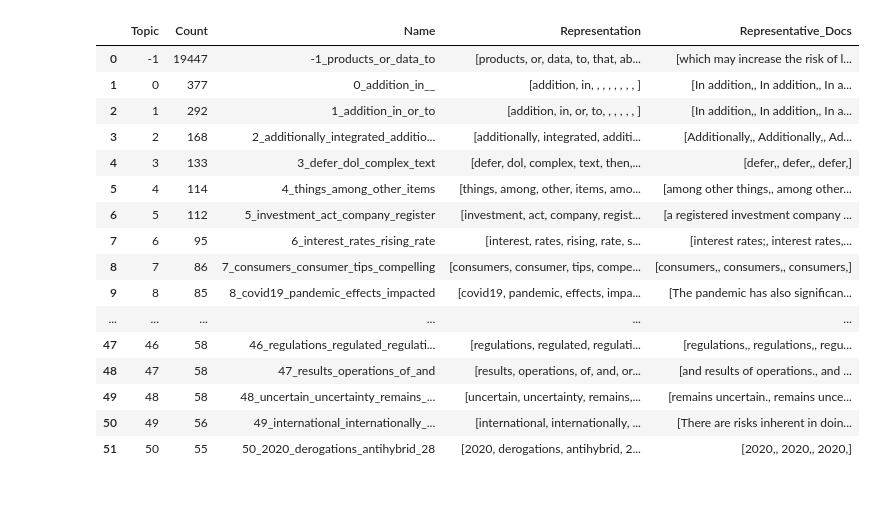
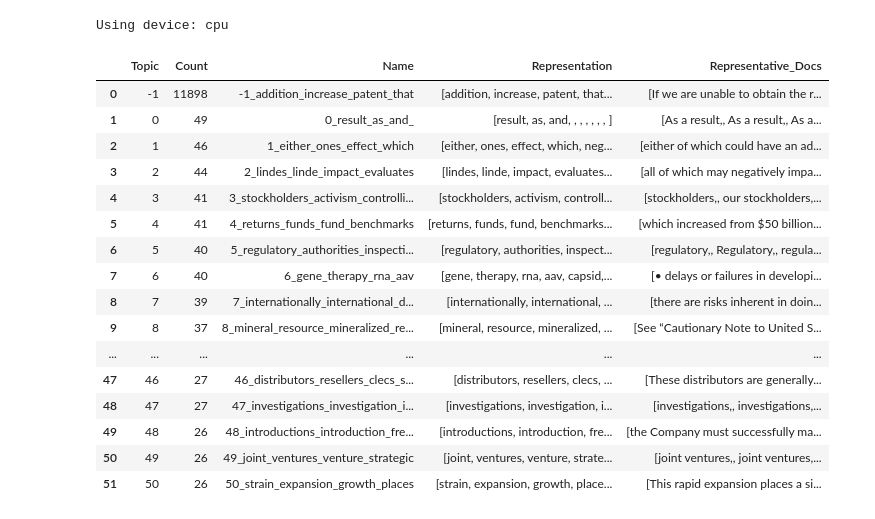
Before and after one commit to ajaymdn/FinalYearProject, a Jupyter notebook: BERTopic/test.ipynb, the cells around one changed output. Saved outputs shown, nothing was run; the diff lists cells and outputs as text; code cells hidden in the pictures.

Commit message:
changed BERTopic Code

```diff
--- a/BERTopic/test.ipynb
+++ b/BERTopic/test.ipynb
@@ -194,36 +179,70 @@ embeddings = embedding_model.encode(sentences, show_progress_bar=True)
 # %%
+import torch
+from sentence_transformers import SentenceTransformer
 from umap import UMAP
 from hdbscan import HDBSCAN
 from bertopic import BERTopic
-from sentence_transformers import SentenceTransformer
 
-umap_model = UMAP(n_neighbors=15, n_components=20, min_dist=0.05, metric='cosine', low_memory=False)
-hdbscan_model = HDBSCAN(min_cluster_size=10, min_samples=5, metric='euclidean', cluster_selection_method='leaf', prediction_data=True)
-# sentence_model = SentenceTransformer("all-MiniLM-L12-v2")
+# Set device
+device = "cuda" if torch.cuda.is_available() else "cpu"
+print(f"Using device: {device}")
+
+# Assuming 'sentences' is your list of text from 10-K files
+# Replace with your actual data if different
+# sentences = [your_data_here]
+
+# Embedding model
+embedding_model = SentenceTransformer("all-MiniLM-L12-v2").to(device)
+embeddings = embedding_model.encode(sentences, show_progress_bar=True)
+
+# UMAP for dimensionality reduction
+umap_model = UMAP(
+    n_neighbors=15,
+    n_components=15,  # Reduced from 20 to better separate niche topics
+    min_dist=0.05,
+    metric='cosine',
+    low_memory=False
+)
+
+# HDBSCAN for clustering
+hdbscan_model = HDBSCAN(
+    min_cluster_size=5,  # Lowered from 10 for niche topics
+    min_samples=3,      # Lowered from 5 for less dense clusters
+    metric='euclidean',
+    cluster_selection_method='leaf',
+    prediction_data=True
+)
+
+# BERTopic model with adjustments
 topic_model = BERTopic(
     umap_model=umap_model,
     hdbscan_model=hdbscan_model,
-    min_topic_size=10,
+    min_topic_size=5,      # Lowered from 10 for niche topics
     nr_topics=None
 )
+
+# Fit the model
 topics, probs = topic_model.fit_transform(sentences, embeddings=embeddings)
+# %% [output]
+Using device: cpu
 # %%
-topic_model.get_topic_info().head(52)
+topic_info = topic_model.get_topic_info()
+topic_info.head(52)
 # %% [output]
 |  | Topic | Count | Name | Representation | Representative_Docs |
-| 0 | -1 | 19447 | -1_products_or_data_to | [products, or, data, to, that, ab... | [which may increase the risk of l... |
-| 1 | 0 | 377 | 0_addition_in__ | [addition, in, , , , , , , , ] | [In addition,, In addition,, In a... |
-| 2 | 1 | 292 | 1_addition_in_or_to | [addition, in, or, to, , , , , , ] | [In addition,, In addition,, In a... |
-| 3 | 2 | 168 | 2_additionally_integrated_additio... | [additionally, integrated, additi... | [Additionally,, Additionally,, Ad... |
-| 4 | 3 | 133 | 3_defer_dol_complex_text | [defer, dol, complex, text, then,... | [defer,, defer,, defer,] |
-| 5 | 4 | 114 | 4_things_among_other_items | [things, among, other, items, amo... | [among other things,, among other... |
-| 6 | 5 | 112 | 5_investment_act_company_register | [investment, act, company, regist... | [a registered investment company ... |
-| 7 | 6 | 95 | 6_interest_rates_rising_rate | [interest, rates, rising, rate, s... | [interest rates;, interest rates,... |
-| 8 | 7 | 86 | 7_consumers_consumer_tips_compelling | [consumers, consumer, tips, compe... | [consumers,, consumers,, consumers,] |
-| 9 | 8 | 85 | 8_covid19_pandemic_effects_impacted | [covid19, pandemic, effects, impa... | [The pandemic has also significan... |
+| 0 | -1 | 11898 | -1_addition_increase_patent_that | [addition, increase, patent, that... | [If we are unable to obtain the r... |
+| 1 | 0 | 49 | 0_result_as_and_ | [result, as, and, , , , , , , ] | [As a result,, As a result,, As a... |
+| 2 | 1 | 46 | 1_either_ones_effect_which | [either, ones, effect, which, neg... | [either of which could have an ad... |
+| 3 | 2 | 44 | 2_lindes_linde_impact_evaluates | [lindes, linde, impact, evaluates... | [all of which may negatively impa... |
+| 4 | 3 | 41 | 3_stockholders_activism_controlli... | [stockholders, activism, controll... | [stockholders,, our stockholders,... |
+| 5 | 4 | 41 | 4_returns_funds_fund_benchmarks | [returns, funds, fund, benchmarks... | [which increased from $50 billion... |
+| 6 | 5 | 40 | 5_regulatory_authorities_inspecti... | [regulatory, authorities, inspect... | [regulatory,, Regulatory,, regula... |
+| 7 | 6 | 40 | 6_gene_therapy_rna_aav | [gene, therapy, rna, aav, capsid,... | [• delays or failures in developi... |
+| 8 | 7 | 39 | 7_internationally_international_d... | [internationally, international, ... | [there are risks inherent in doin... |
+| 9 | 8 | 37 | 8_mineral_resource_mineralized_re... | [mineral, resource, mineralized, ... | [See “Cautionary Note to United S... |
 | ... | ... | ... | ... | ... | ... |
-| 47 | 46 | 58 | 46_regulations_regulated_regulati... | [regulations, regulated, regulati... | [regulations,, regulations,, regu... |
-| 48 | 47 | 58 | 47_results_operations_of_and | [results, operations, of, and, or... | [and results of operations., and ... |
-| 49 | 48 | 58 | 48_uncertain_uncertainty_remains_... | [uncertain, uncertainty, remains,... | [remains uncertain., remains unce... |
-| 50 | 49 | 56 | 49_international_internationally_... | [international, internationally, ... | [There are risks inherent in doin... |
-| 51 | 50 | 55 | 50_2020_derogations_antihybrid_28 | [2020, derogations, antihybrid, 2... | [2020,, 2020,, 2020,] |
+| 47 | 46 | 27 | 46_distributors_resellers_clecs_s... | [distributors, resellers, clecs, ... | [These distributors are generally... |
+| 48 | 47 | 27 | 47_investigations_investigation_i... | [investigations, investigation, i... | [investigations,, investigations,... |
+| 49 | 48 | 26 | 48_introductions_introduction_fre... | [introductions, introduction, fre... | [the Company must successfully ma... |
+| 50 | 49 | 26 | 49_joint_ventures_venture_strategic | [joint, ventures, venture, strate... | [joint ventures,, joint ventures,... |
+| 51 | 50 | 26 | 50_strain_expansion_growth_places | [strain, expansion, growth, place... | [This rapid expansion places a si... |
```
Also changed, not shown: parts of 7 cells of this notebook, 1 other file.
